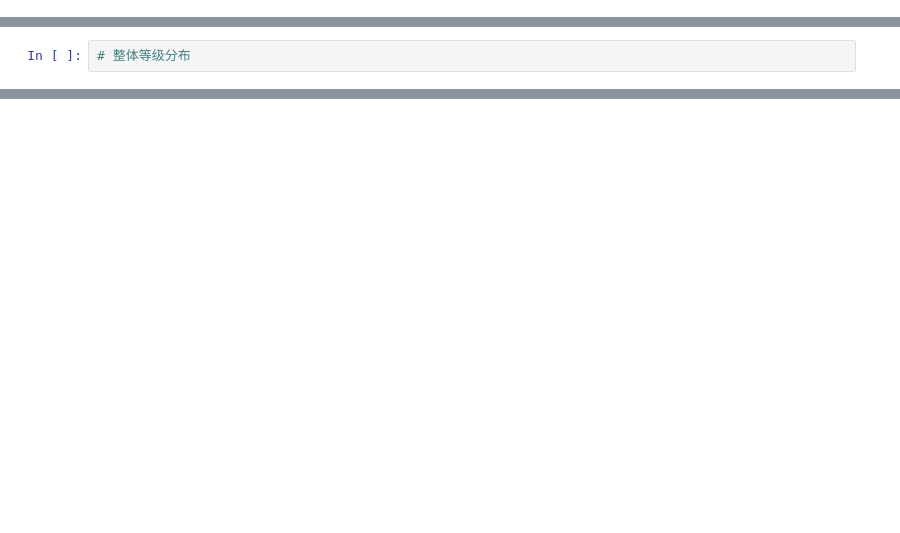
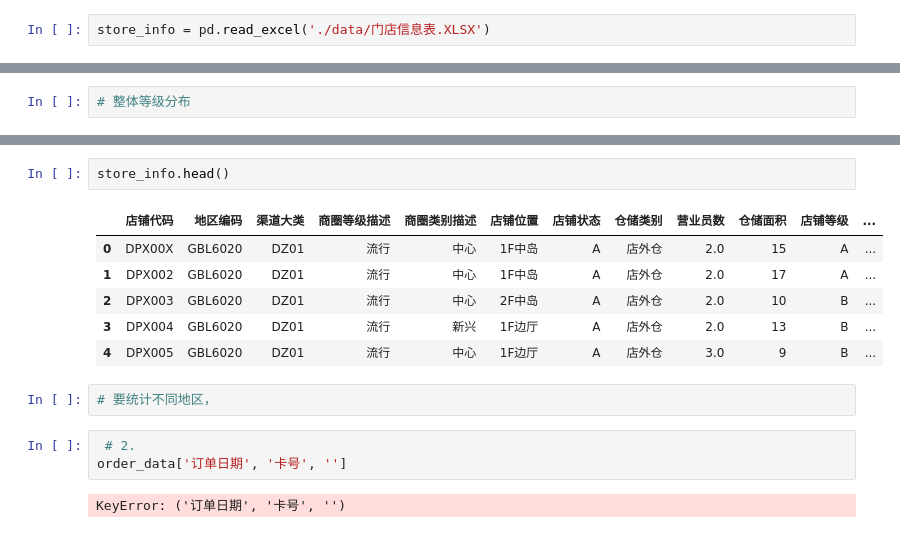
Before and after one commit to duchao1123/PandasLearn, a Jupyter notebook: Pandas_透视表.ipynb, the cells around one changed output, grey strips where cells are left out. Cells and saved outputs as stored; diff of their text form; blank space fills up the shorter version.

```diff
--- a/Pandas_透视表.ipynb
+++ b/Pandas_透视表.ipynb
@@ -17,3 +17,5 @@ customer_info = pd.read_excel('./data/会员信息查询.xlsx')
+# %%
+store_info = pd.read_excel('./data/门店信息表.XLSX')
 # %%
 customer_info.info()
 # %% [output]
@@ -355,0 +393,16 @@ plt.show()
+# %%
+store_info.head()
+# %% [output]
+|  | 店铺代码 | 地区编码 | 渠道大类 | 商圈等级描述 | 商圈类别描述 | 店铺位置 | 店铺状态 | 仓储类别 | 营业员数 | 仓储面积 | 店铺等级 | ... |
+| 0 | DPX00X | GBL6020 | DZ01 | 流行 | 中心 | 1F中岛 | A | 店外仓 | 2.0 | 15 | A | ... |
+| 1 | DPX002 | GBL6020 | DZ01 | 流行 | 中心 | 1F中岛 | A | 店外仓 | 2.0 | 17 | A | ... |
+| 2 | DPX003 | GBL6020 | DZ01 | 流行 | 中心 | 2F中岛 | A | 店外仓 | 2.0 | 10 | B | ... |
+| 3 | DPX004 | GBL6020 | DZ01 | 流行 | 新兴 | 1F边厅 | A | 店外仓 | 2.0 | 13 | B | ... |
+| 4 | DPX005 | GBL6020 | DZ01 | 流行 | 中心 | 1F边厅 | A | 店外仓 | 3.0 | 9 | B | ... |
+# %%
+# 要统计不同地区，
+# %%
+ # 2.
+order_data['订单日期', '卡号', '']
+# %% [output]
+KeyError: ('订单日期', '卡号', '')
```
Also changed, not shown: parts of 14 cells of this notebook, 10 other files.
